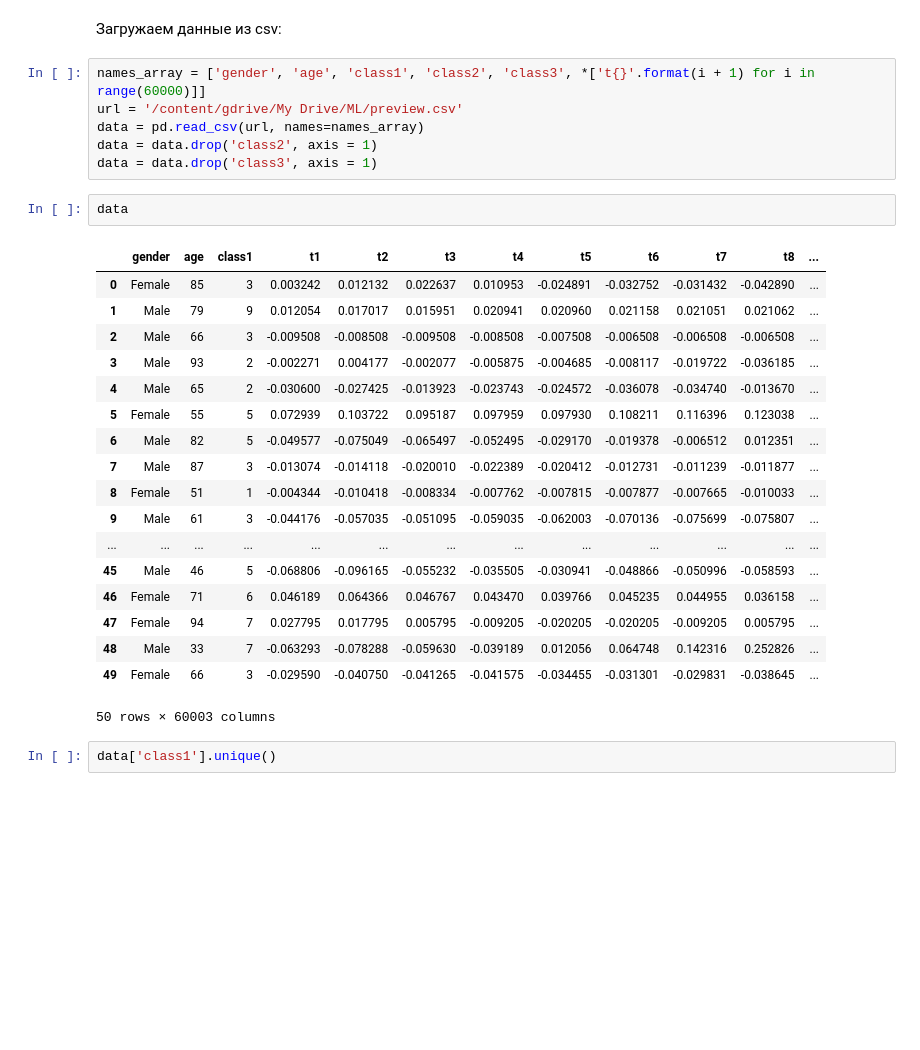
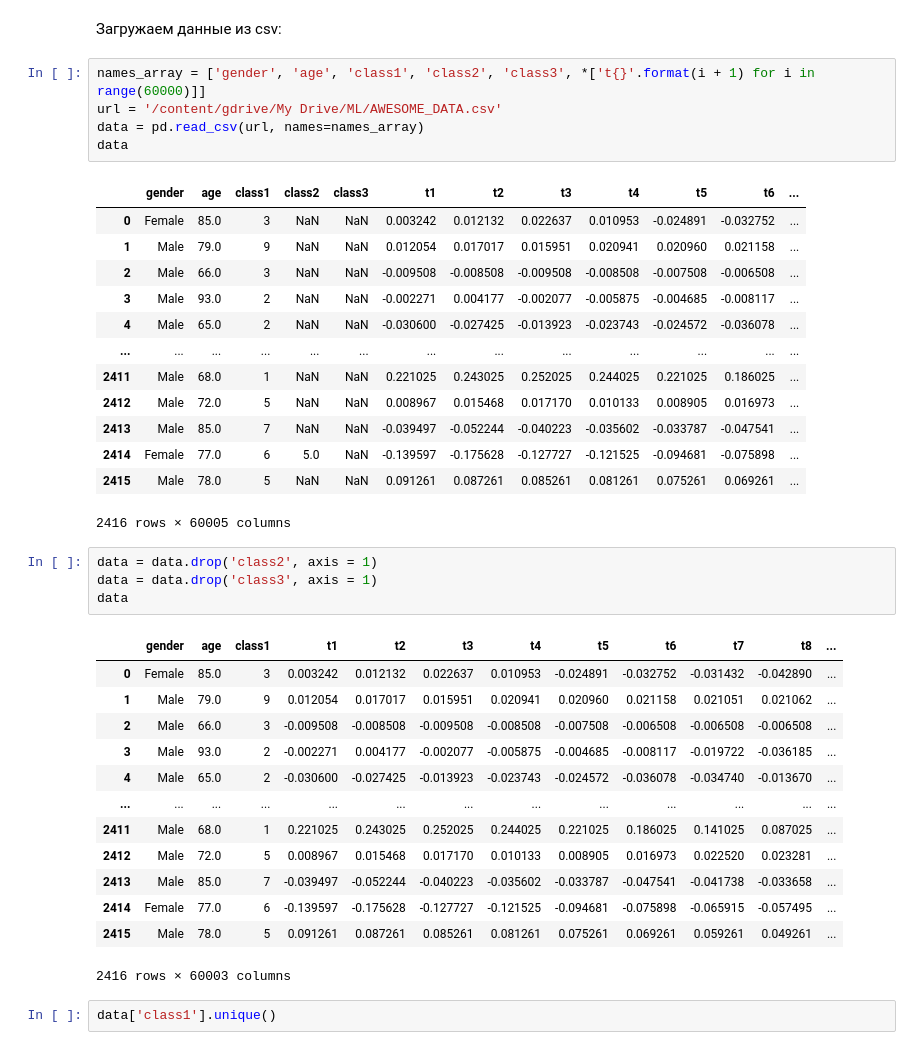
Before and after one commit to Befezdow/ai_test, a Jupyter notebook: lab2.ipynb, the cells around one changed output. Saved outputs shown, nothing was run; the diff lists cells and outputs as text; blank space fills up the shorter version.

```diff
--- a/lab2.ipynb
+++ b/lab2.ipynb
@@ -16,31 +16,41 @@ mapped_0.csv  preview.csv
 Загружаем данные из csv:
 # %%
 names_array = ['gender', 'age', 'class1', 'class2', 'class3', *['t{}'.format(i + 1) for i in range(60000)]]
-url = '/content/gdrive/My Drive/ML/preview.csv'
+url = '/content/gdrive/My Drive/ML/AWESOME_DATA.csv'
 data = pd.read_csv(url, names=names_array)
-data = data.drop('class2', axis = 1)
-data = data.drop('class3', axis = 1)
+data
+# %% [output]
+|  | gender | age | class1 | class2 | class3 | t1 | t2 | t3 | t4 | t5 | t6 | ... |
+| 0 | Female | 85.0 | 3 | NaN | NaN | 0.003242 | 0.012132 | 0.022637 | 0.010953 | -0.024891 | -0.032752 | ... |
+| 1 | Male | 79.0 | 9 | NaN | NaN | 0.012054 | 0.017017 | 0.015951 | 0.020941 | 0.020960 | 0.021158 | ... |
+| 2 | Male | 66.0 | 3 | NaN | NaN | -0.009508 | -0.008508 | -0.009508 | -0.008508 | -0.007508 | -0.006508 | ... |
+| 3 | Male | 93.0 | 2 | NaN | NaN | -0.002271 | 0.004177 | -0.002077 | -0.005875 | -0.004685 | -0.008117 | ... |
+| 4 | Male | 65.0 | 2 | NaN | NaN | -0.030600 | -0.027425 | -0.013923 | -0.023743 | -0.024572 | -0.036078 | ... |
+| ... | ... | ... | ... | ... | ... | ... | ... | ... | ... | ... | ... | ... |
+| 2411 | Male | 68.0 | 1 | NaN | NaN | 0.221025 | 0.243025 | 0.252025 | 0.244025 | 0.221025 | 0.186025 | ... |
+| 2412 | Male | 72.0 | 5 | NaN | NaN | 0.008967 | 0.015468 | 0.017170 | 0.010133 | 0.008905 | 0.016973 | ... |
+| 2413 | Male | 85.0 | 7 | NaN | NaN | -0.039497 | -0.052244 | -0.040223 | -0.035602 | -0.033787 | -0.047541 | ... |
+| 2414 | Female | 77.0 | 6 | 5.0 | NaN | -0.139597 | -0.175628 | -0.127727 | -0.121525 | -0.094681 | -0.075898 | ... |
+| 2415 | Male | 78.0 | 5 | NaN | NaN | 0.091261 | 0.087261 | 0.085261 | 0.081261 | 0.075261 | 0.069261 | ... |
+2416 rows × 60005 columns
-# %%
-data
-# %% [output]
-|  | gender | age | class1 | t1 | t2 | t3 | t4 | t5 | t6 | t7 | t8 | ... |
-| 0 | Female | 85 | 3 | 0.003242 | 0.012132 | 0.022637 | 0.010953 | -0.024891 | -0.032752 | -0.031432 | -0.042890 | ... |
-| 1 | Male | 79 | 9 | 0.012054 | 0.017017 | 0.015951 | 0.020941 | 0.020960 | 0.021158 | 0.021051 | 0.021062 | ... |
-| 2 | Male | 66 | 3 | -0.009508 | -0.008508 | -0.009508 | -0.008508 | -0.007508 | -0.006508 | -0.006508 | -0.006508 | ... |
-| 3 | Male | 93 | 2 | -0.002271 | 0.004177 | -0.002077 | -0.005875 | -0.004685 | -0.008117 | -0.019722 | -0.036185 | ... |
-| 4 | Male | 65 | 2 | -0.030600 | -0.027425 | -0.013923 | -0.023743 | -0.024572 | -0.036078 | -0.034740 | -0.013670 | ... |
-| 5 | Female | 55 | 5 | 0.072939 | 0.103722 | 0.095187 | 0.097959 | 0.097930 | 0.108211 | 0.116396 | 0.123038 | ... |
-| 6 | Male | 82 | 5 | -0.049577 | -0.075049 | -0.065497 | -0.052495 | -0.029170 | -0.019378 | -0.006512 | 0.012351 | ... |
-| 7 | Male | 87 | 3 | -0.013074 | -0.014118 | -0.020010 | -0.022389 | -0.020412 | -0.012731 | -0.011239 | -0.011877 | ... |
-| 8 | Female | 51 | 1 | -0.004344 | -0.010418 | -0.008334 | -0.007762 | -0.007815 | -0.007877 | -0.007665 | -0.010033 | ... |
-| 9 | Male | 61 | 3 | -0.044176 | -0.057035 | -0.051095 | -0.059035 | -0.062003 | -0.070136 | -0.075699 | -0.075807 | ... |
-| ... | ... | ... | ... | ... | ... | ... | ... | ... | ... | ... | ... | ... |
-| 45 | Male | 46 | 5 | -0.068806 | -0.096165 | -0.055232 | -0.035505 | -0.030941 | -0.048866 | -0.050996 | -0.058593 | ... |
-| 46 | Female | 71 | 6 | 0.046189 | 0.064366 | 0.046767 | 0.043470 | 0.039766 | 0.045235 | 0.044955 | 0.036158 | ... |
-| 47 | Female | 94 | 7 | 0.027795 | 0.017795 | 0.005795 | -0.009205 | -0.020205 | -0.020205 | -0.009205 | 0.005795 | ... |
-| 48 | Male | 33 | 7 | -0.063293 | -0.078288 | -0.059630 | -0.039189 | 0.012056 | 0.064748 | 0.142316 | 0.252826 | ... |
-| 49 | Female | 66 | 3 | -0.029590 | -0.040750 | -0.041265 | -0.041575 | -0.034455 | -0.031301 | -0.029831 | -0.038645 | ... |
-50 rows × 60003 columns
+# %%
+data = data.drop('class2', axis = 1)
+data = data.drop('class3', axis = 1)
+data
+# %% [output]
+|  | gender | age | class1 | t1 | t2 | t3 | t4 | t5 | t6 | t7 | t8 | ... |
+| 0 | Female | 85.0 | 3 | 0.003242 | 0.012132 | 0.022637 | 0.010953 | -0.024891 | -0.032752 | -0.031432 | -0.042890 | ... |
+| 1 | Male | 79.0 | 9 | 0.012054 | 0.017017 | 0.015951 | 0.020941 | 0.020960 | 0.021158 | 0.021051 | 0.021062 | ... |
+| 2 | Male | 66.0 | 3 | -0.009508 | -0.008508 | -0.009508 | -0.008508 | -0.007508 | -0.006508 | -0.006508 | -0.006508 | ... |
+| 3 | Male | 93.0 | 2 | -0.002271 | 0.004177 | -0.002077 | -0.005875 | -0.004685 | -0.008117 | -0.019722 | -0.036185 | ... |
+| 4 | Male | 65.0 | 2 | -0.030600 | -0.027425 | -0.013923 | -0.023743 | -0.024572 | -0.036078 | -0.034740 | -0.013670 | ... |
+| ... | ... | ... | ... | ... | ... | ... | ... | ... | ... | ... | ... | ... |
+| 2411 | Male | 68.0 | 1 | 0.221025 | 0.243025 | 0.252025 | 0.244025 | 0.221025 | 0.186025 | 0.141025 | 0.087025 | ... |
+| 2412 | Male | 72.0 | 5 | 0.008967 | 0.015468 | 0.017170 | 0.010133 | 0.008905 | 0.016973 | 0.022520 | 0.023281 | ... |
+| 2413 | Male | 85.0 | 7 | -0.039497 | -0.052244 | -0.040223 | -0.035602 | -0.033787 | -0.047541 | -0.041738 | -0.033658 | ... |
+| 2414 | Female | 77.0 | 6 | -0.139597 | -0.175628 | -0.127727 | -0.121525 | -0.094681 | -0.075898 | -0.065915 | -0.057495 | ... |
+| 2415 | Male | 78.0 | 5 | 0.091261 | 0.087261 | 0.085261 | 0.081261 | 0.075261 | 0.069261 | 0.059261 | 0.049261 | ... |
+2416 rows × 60003 columns
 # %%
 data['class1'].unique()
 # %% [output]
```
Also changed, not shown: parts of 13 cells of this notebook.
